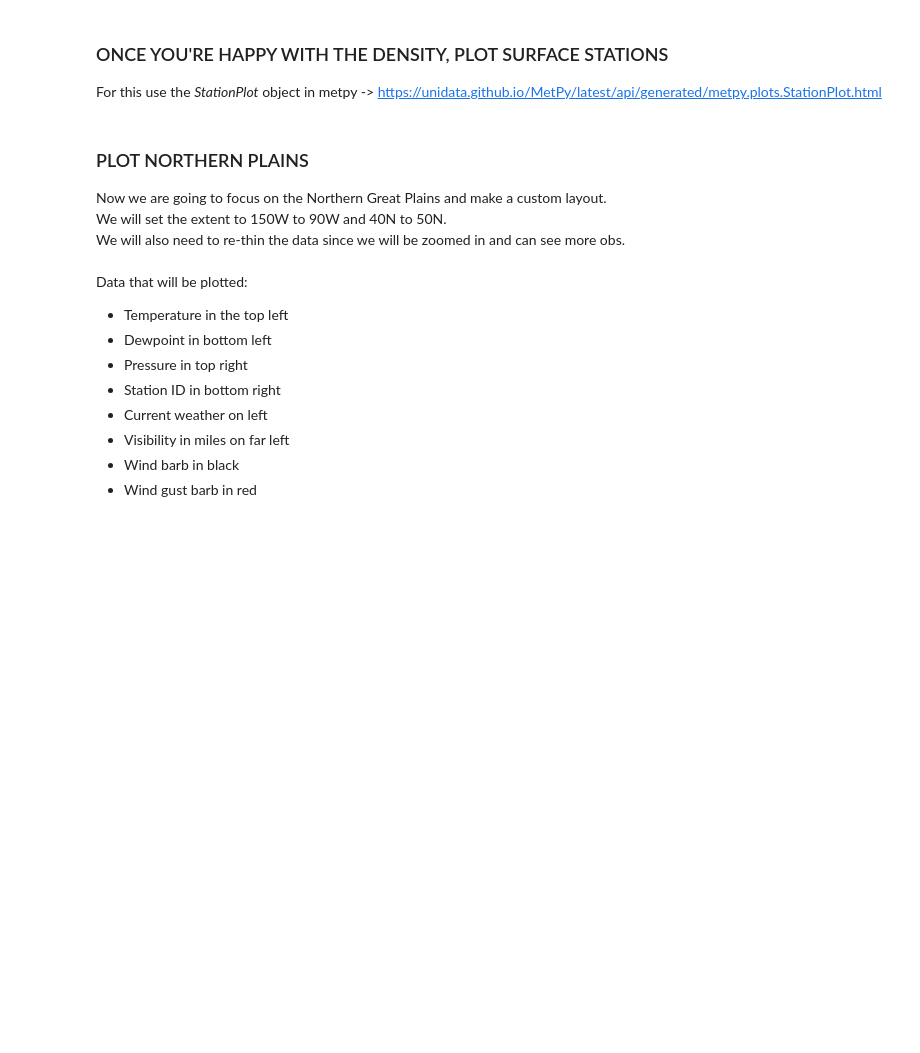
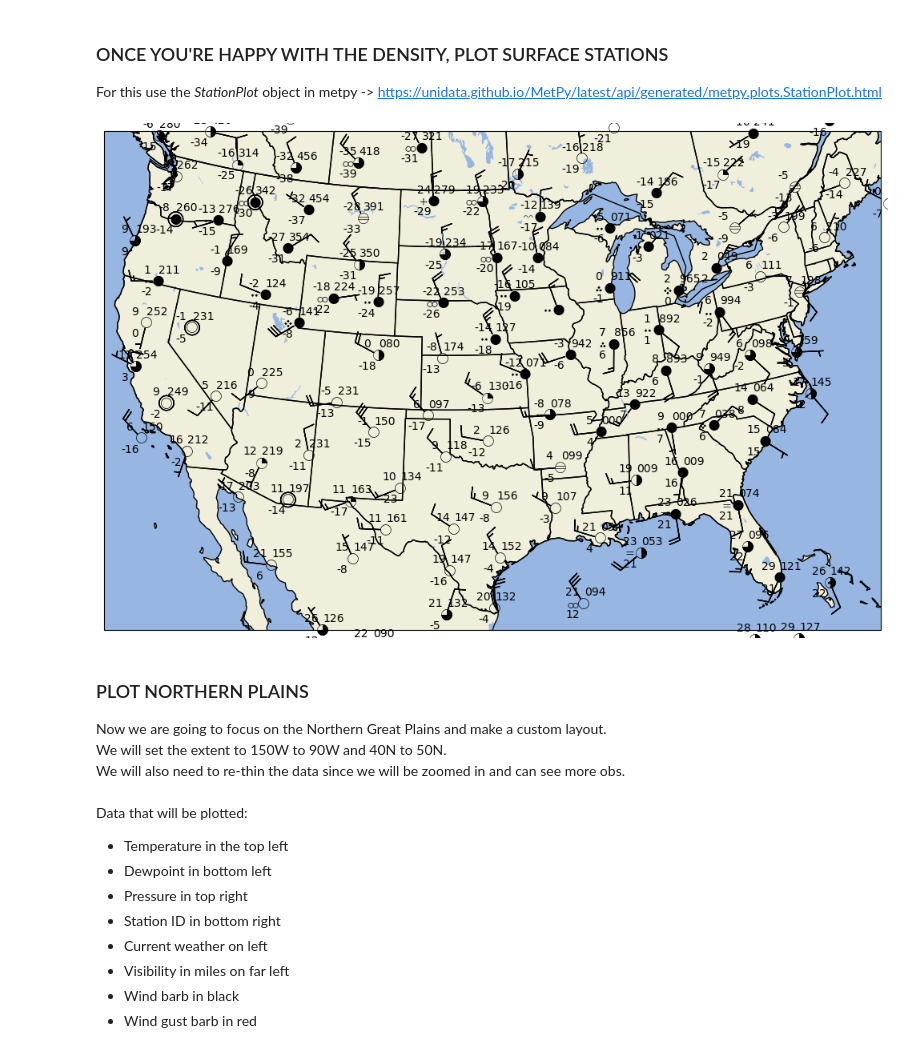
Before and after one commit to DevynKimball/ATSC_270, a Jupyter notebook: assignment_4/assignment_4.ipynb, the cells around one changed output. Cells and saved outputs as stored; diff of their text form; code cells hidden in the pictures; blank space fills up the shorter version.

```diff
--- a/assignment_4/assignment_4.ipynb
+++ b/assignment_4/assignment_4.ipynb
@@ -156,6 +191,40 @@ locs = proj.transform_points(ccrs.PlateCarree(),data['longitude'].values,data['l
 For this use the *StationPlot* object in metpy -> https://unidata.github.io/MetPy/latest/api/generated/metpy.plots.StationPlot.html
 # %%
 #save the map as simple_surface_obs.png
+#map projection jusing a Lambert Conformal Projection
+#we'll center the map at 100W,35N
+proj = ccrs.LambertConformal(central_longitude=-100,central_latitude=35)
+
+#create 10" x 10" figure with a dpi=100
+fig = plt.figure(figsize=(10,10),dpi=100)
+#add subplot with projection
+ax = fig.add_subplot(1,1,1,projection=proj)
+
+#add elements to make map more useable
+ax.add_feature(cfeature.LAND)
+ax.add_feature(cfeature.OCEAN)
+ax.add_feature(cfeature.LAKES)
+ax.add_feature(cfeature.COASTLINE)
+ax.add_feature(cfeature.STATES)
+ax.add_feature(cfeature.BORDERS)
+
+#zoom on the CONUS
+#lon_min = -120
+#lon_max = -75
+#lat_min = 23
+#lat_max = 50
+ax.set_extent((-120, -75, 23, 50))
+
+data_thinned = data[mpcalc.reduce_point_density(locs,250*units('km'))]
+stationplots = StationPlot(ax,data_thinned['longitude'],data_thinned['latitude'],transform=ccrs.PlateCarree())
+
+simple_layout.plot(stationplots,data_thinned)
+
+fig.tight_layout()
+
+plt.savefig('simple_surface_obs.png',bbox_inches='tight')
+# %% [output]
+[figure, added]
 # %% [markdown]
 ### PLOT NORTHERN PLAINS ###
 Now we are going to focus on the Northern Great Plains and make a custom layout.<br>
```
Also changed, not shown: parts of 5 cells of this notebook, 3 other files.
